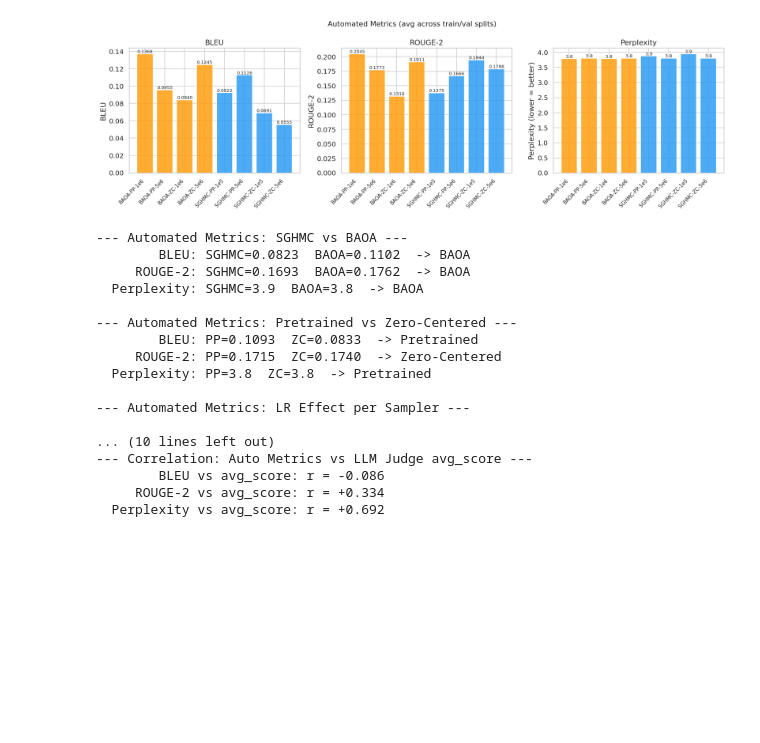
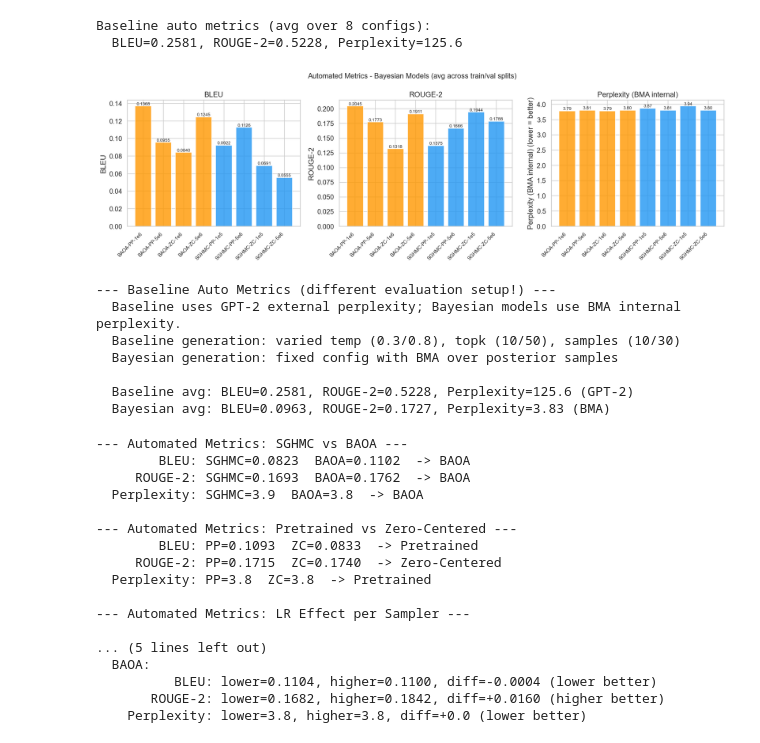
Before and after one commit to ssophiee/adl-bnn-textgen, a Jupyter notebook: notebooks/analysis_report.ipynb, the cells around one changed output. Cells and saved outputs as stored; diff of their text form; code cells hidden in the pictures; blank space fills up the shorter version.

```diff
--- a/notebooks/analysis_report.ipynb
+++ b/notebooks/analysis_report.ipynb
@@ -413,37 +494,78 @@ Sampler x Prior means:
 # %%
-# Cell 8: Automated Metrics â€” Bar charts
+# Cell 8: Automated Metrics - Bar charts (with baseline caveat)
 
-# Average across splits per model
+# Load baseline auto metrics
+baseline_auto_path = PROJECT_ROOT / 'results' / 'evaluation' / 'automatic_metrics' / 'baseline_classic_eval.json'
+df_baseline_auto = pd.DataFrame()
+if baseline_auto_path.exists():
+    with open(baseline_auto_path) as f:
+        bl_data = json.load(f)
+    bl_rows = []
+    for key, entry in bl_data.items():
+        ov = entry.get('overall', {})
+        bl_rows.append({
+            'bleu': ov.get('bleu', 0),
+            'rouge2': ov.get('rouge2', 0),
+            'perplexity': ov.get('perplexity', 0),
+        })
+    df_baseline_auto = pd.DataFrame(bl_rows)
+    bl_auto_avg = df_baseline_auto.mean()
+    print(f'Baseline auto metrics (avg over {len(bl_rows)} configs):')
+    print(f'  BLEU={bl_auto_avg["bleu"]:.4f}, ROUGE-2={bl_auto_avg["rouge2"]:.4f}, Perplexity={bl_auto_avg["perplexity"]:.1f}')
+else:
+    print(f'Baseline auto metrics not found at {baseline_auto_path}')
+    bl_auto_avg = None
+
+# Bayesian models: average across splits per model
 df_auto_avg = df_auto.groupby(['label', 'sampler', 'prior'])[['bleu', 'rouge2', 'perplexity']].mean().reset_index()
 
 fig, axes = plt.subplots(1, 3, figsize=(16, 5))
 
 for i, (metric, title, lower_better) in enumerate([
     ('bleu', 'BLEU', False),
     ('rouge2', 'ROUGE-2', False),
-    ('perplexity', 'Perplexity', True),
+    ('perplexity', 'Perplexity (BMA internal)', True),
 ]):
     ax = axes[i]
-    bar_colors = [colors_sampler[s] for s in df_auto_avg['sampler']]
+    bar_colors = [colors_sampler.get(s, '#757575') for s in df_auto_avg['sampler']]
     bars = ax.bar(range(len(df_auto_avg)), df_auto_avg[metric],
                   color=bar_colors, alpha=0.8, edgecolor='white')
     ax.set_xticks(range(len(df_auto_avg)))
     ax.set_xticklabels(df_auto_avg['label'], rotation=45, ha='right', fontsize=9)
     ylabel = f'{title} (lower = better)' if lower_better else title
     ax.set_title(title)
     ax.set_ylabel(ylabel)
 
     for bar, val in zip(bars, df_auto_avg[metric]):
-        fmt = f'{val:.4f}' if metric != 'perplexity' else f'{val:.1f}'
+        fmt = f'{val:.4f}' if metric != 'perplexity' else f'{val:.2f}'
         ax.text(bar.get_x() + bar.get_width()/2, bar.get_height(),
                 fmt, ha='center', va='bottom', fontsize=8)
 
-fig.suptitle('Automated Metrics (avg across train/val splits)', fontsize=13)
+fig.suptitle('Automated Metrics - Bayesian Models (avg across train/val splits)', fontsize=13)
 plt.tight_layout()
 plt.savefig(fig_dir / 'auto_metrics_comparison.png', dpi=150, bbox_inches='tight')
 plt.show()
+
+# Print baseline comparison caveat
+if bl_auto_avg is not None:
+    print('\n--- Baseline Auto Metrics (different evaluation setup!) ---')
+    print('  Baseline uses GPT-2 external perplexity; Bayesian models use BMA internal perplexity.')
+    print('  Baseline generation: varied temp (0.3/0.8), topk (10/50), samples (10/30)')
+    print('  Bayesian generation: fixed config with BMA over posterior samples')
+    print(f'\n  Baseline avg: BLEU={bl_auto_avg["bleu"]:.4f}, ROUGE-2={bl_auto_avg["rouge2"]:.4f}, Perplexity={bl_auto_avg["perplexity"]:.1f} (GPT-2)')
+    bay_avg = df_auto_avg[['bleu', 'rouge2', 'perplexity']].mean()
+    print(f'  Bayesian avg: BLEU={bay_avg["bleu"]:.4f}, ROUGE-2={bay_avg["rouge2"]:.4f}, Perplexity={bay_avg["perplexity"]:.2f} (BMA)')
 # %% [output]
+Baseline auto metrics (avg over 8 configs):
+  BLEU=0.2581, ROUGE-2=0.5228, Perplexity=125.6
-[figure, old version]
+[figure, new version]
+--- Baseline Auto Metrics (different evaluation setup!) ---
+  Baseline uses GPT-2 external perplexity; Bayesian models use BMA internal perplexity.
+  Baseline generation: varied temp (0.3/0.8), topk (10/50), samples (10/30)
+  Bayesian generation: fixed config with BMA over posterior samples
+
+  Baseline avg: BLEU=0.2581, ROUGE-2=0.5228, Perplexity=125.6 (GPT-2)
+  Bayesian avg: BLEU=0.0963, ROUGE-2=0.1727, Perplexity=3.83 (BMA)
 # %%
 # Cell 8b: Automated Metrics â€” Deeper analysis (sampler, prior, LR breakdowns)
 
@@ -495,13 +617,6 @@ for sampler in ['SGHMC', 'BAOA']:
         if abs(diff) < 1e-6:
             direction = 'no diff'
         print(f'    {auto_labels[m]:>10s}: lower={lo[m]:{fmt}}, higher={hi[m]:{fmt}}, diff={diff:+{fmt}} ({direction})')
-
-# --- Correlation with LLM judge ---
-print('\n--- Correlation: Auto Metrics vs LLM Judge avg_score ---')
-df_corr = df_am.merge(df_llm[['label', 'avg_score']].drop_duplicates(), on='label')
-for m in auto_metrics_list:
-    r = df_corr[m].corr(df_corr['avg_score'])
-    print(f'  {auto_labels[m]:>10s} vs avg_score: r = {r:+.3f}')
 # %% [output]
 --- Automated Metrics: SGHMC vs BAOA ---
         BLEU: SGHMC=0.0823  BAOA=0.1102  -> BAOA
@@ -515,11 +630,11 @@ for m in auto_metrics_list:
 
 --- Automated Metrics: LR Effect per Sampler ---
 
-... (10 lines left out)
---- Correlation: Auto Metrics vs LLM Judge avg_score ---
-        BLEU vs avg_score: r = -0.086
-     ROUGE-2 vs avg_score: r = +0.334
-  Perplexity vs avg_score: r = +0.692
+... (5 lines left out)
+  BAOA:
+          BLEU: lower=0.1104, higher=0.1100, diff=-0.0004 (lower better)
+       ROUGE-2: lower=0.1682, higher=0.1842, diff=+0.0160 (higher better)
+    Perplexity: lower=3.8, higher=3.8, diff=+0.0 (lower better)
 # %%
 # Cell 9: Heatmap â€” LLM judge scores
 
```
Also changed, not shown: parts of 14 cells of this notebook, 5 other files.
